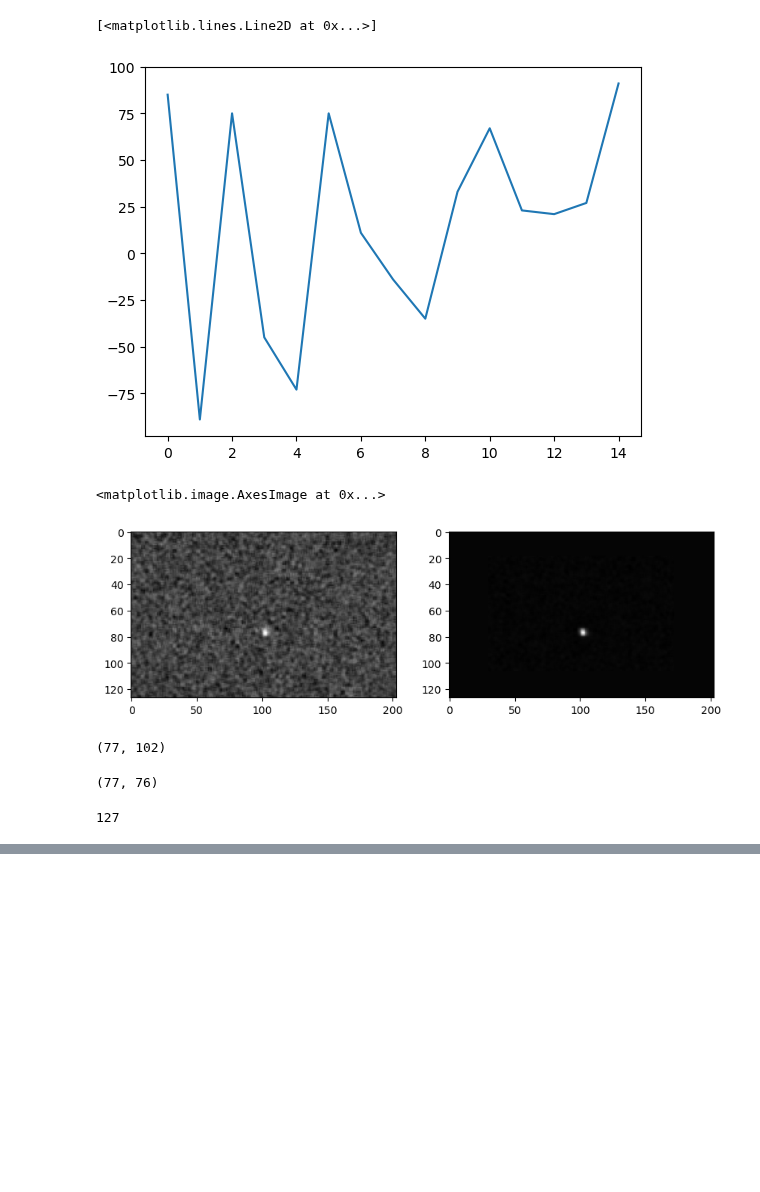
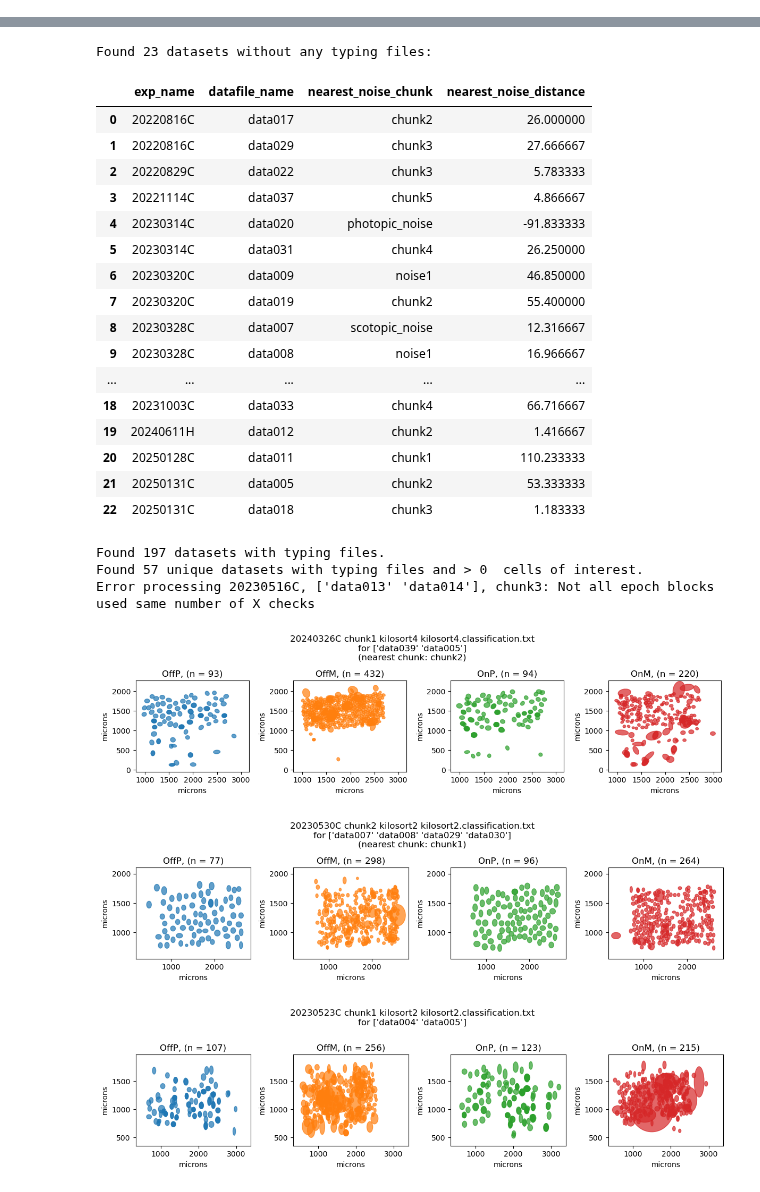
Before and after one commit to DRezeanu/retinanalysis, a Jupyter notebook: nbs/vr_testbed.ipynb, the cells around one changed output, grey strips where cells are left out. Drawn from its saved outputs; the diff is of its cells as text; code cells hidden in the pictures; blank space fills up the shorter version.

```diff
--- a/nbs/vr_testbed.ipynb
+++ b/nbs/vr_testbed.ipynb
@@ -197,26 +36,4 @@ for e_idx in range(len(s1.stim_frames)):
-# %%
-plt.plot(test[:,test.shape[1]//2, test.shape[2]//2])
-# %% [output]
-[<matplotlib.lines.Line2D at 0x...>]
-[figure, removed]
-# %%
-plt.figure(figsize=(10, 5))
-plt.subplot(121)
-plt.imshow(test[3,:,:], cmap='gray')
-plt.subplot(122)
-plt.imshow(ac1.d_spatial_maps[cell_id][:,:,0], cmap='gray')
-# %% [output]
-<matplotlib.image.AxesImage at 0x...>
-[figure, removed]
-# %%
-np.unravel_index(np.argmax(ac1.d_spatial_maps[cell_id][:,:,0]), (127,203))
-# %% [output]
-(77, 102)
-# %%
-np.unravel_index(np.argmax(test[3,:,:]), (127,203))
-# %% [output]
-(77, 76)
-# %%
-203-76
-# %% [output]
-127
+# %%
+ls_cell_types = ['OffP', 'OffM', 'OnP', 'OnM']
+df_typed, df_not_typed = ra.plot_mosaics_for_all_datasets(df, ls_cell_types, n_top=5)
+# %% [output]
@@ -222,0 +44,24 @@ np.unravel_index(np.argmax(test[3,:,:]), (127,203))
+Found 23 datasets without any typing files:
+|  | exp_name | datafile_name | nearest_noise_chunk | nearest_noise_distance |
+| 0 | 20220816C | data017 | chunk2 | 26.000000 |
+| 1 | 20220816C | data029 | chunk3 | 27.666667 |
+| 2 | 20220829C | data022 | chunk3 | 5.783333 |
+| 3 | 20221114C | data037 | chunk5 | 4.866667 |
+| 4 | 20230314C | data020 | photopic_noise | -91.833333 |
+| 5 | 20230314C | data031 | chunk4 | 26.250000 |
+| 6 | 20230320C | data009 | noise1 | 46.850000 |
+| 7 | 20230320C | data019 | chunk2 | 55.400000 |
+| 8 | 20230328C | data007 | scotopic_noise | 12.316667 |
+| 9 | 20230328C | data008 | noise1 | 16.966667 |
+| ... | ... | ... | ... | ... |
+| 18 | 20231003C | data033 | chunk4 | 66.716667 |
+| 19 | 20240611H | data012 | chunk2 | 1.416667 |
+| 20 | 20250128C | data011 | chunk1 | 110.233333 |
+| 21 | 20250131C | data005 | chunk2 | 53.333333 |
+| 22 | 20250131C | data018 | chunk3 | 1.183333 |
+Found 197 datasets with typing files.
+Found 57 unique datasets with typing files and > 0  cells of interest.
+Error processing 20230516C, ['data013' 'data014'], chunk3: Not all epoch blocks used same number of X checks
+[figure, added]
+[figure, added]
+[figure, added]
```
Also changed, not shown: parts of 15 cells of this notebook, 1 other file.
